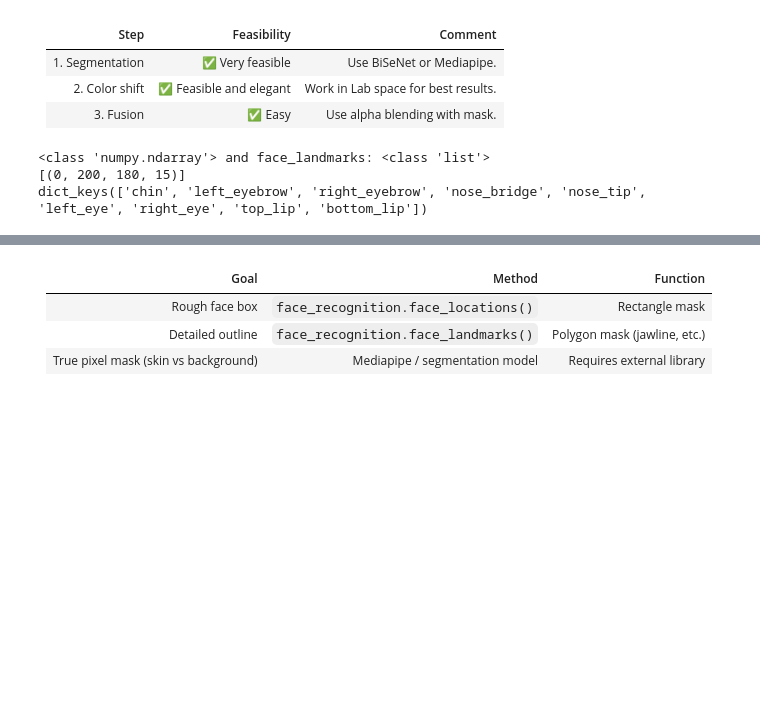
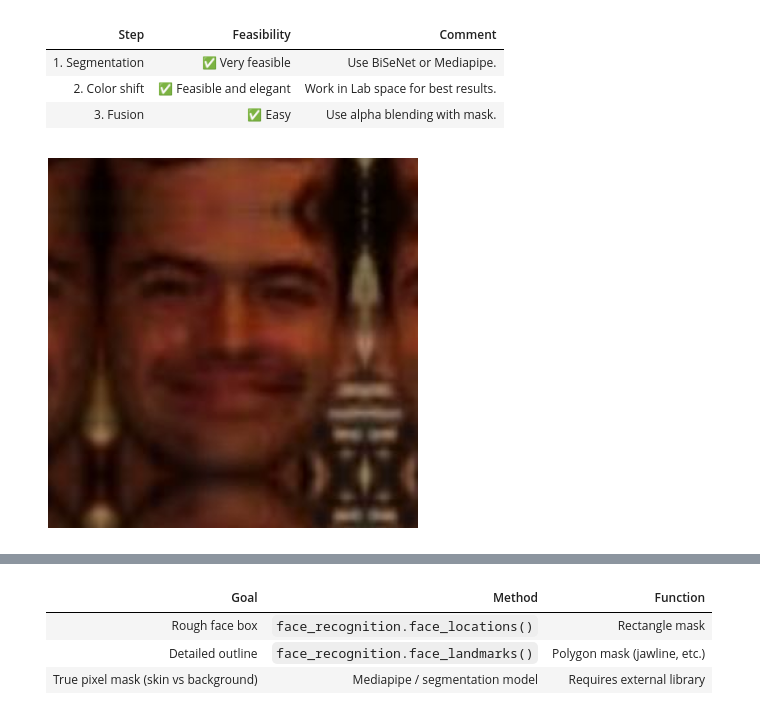
Before and after one commit to BOB-o-rabanete/Colored_Faces, a Jupyter notebook: main.ipynb, the cells around one changed output, grey strips where cells are left out. Cells and saved outputs as stored; diff of their text form; code cells hidden in the pictures; blank space fills up the shorter version.

```diff
--- a/main.ipynb
+++ b/main.ipynb
@@ -213,19 +169,16 @@ test_face_c= "../Color_Change" #where to store the imgs
 os.makedirs(test_face_c, exist_ok=True)
 
 # ------- FOR NOW TEST 1 IMG --------- #
-img_path = "../UTK_filtered/white/28_0_0_20170104202019890.jpg.chip.jpg"
+img_path = "../UTK_filtered/white/29_0_0_20170109002204936.jpg.chip.jpg"#28_0_0_20170104202019890.jpg.chip.jpg
 img_bgr = cv2.imread(img_path)
 if img_bgr is None:
     raise ValueError(f"Could not read image from {img_path}")
 
 img_rgb = cv2.cvtColor(img_bgr, cv2.COLOR_BGR2RGB)
-face_locations = face_recognition.face_locations(img_bgr)
-face_landmarks = face_recognition.face_landmarks(img_rgb)
-#face_landmarks returns list[dict[str: list]]
-print(f'{type(img_rgb)} and face_landmarks: {type(face_landmarks)}')
-print(face_locations)
-print(face_landmarks[0].keys()) #dict_keys(['chin', 'left_eyebrow', 'right_eyebrow', 'nose_bridge', 'nose_tip', 'left_eye', 'right_eye', 'top_lip', 'bottom_lip'])
+padded = cv2.copyMakeBorder(img_rgb, 40, 40, 40, 40, cv2.BORDER_REFLECT)
-# %% [output]
-<class 'numpy.ndarray'> and face_landmarks: <class 'list'>
-[(0, 200, 180, 15)]
-dict_keys(['chin', 'left_eyebrow', 'right_eyebrow', 'nose_bridge', 'nose_tip', 'left_eye', 'right_eye', 'top_lip', 'bottom_lip'])
+# %%
+plt.imshow(padded)#cv2.cvtColor(img_rgb, cv2.COLOR_BGR2RGB)
+plt.axis("off")
+plt.show()
+# %% [output]
+[figure, added]
```
Also changed, not shown: parts of 4 cells of this notebook, 1 other file.
